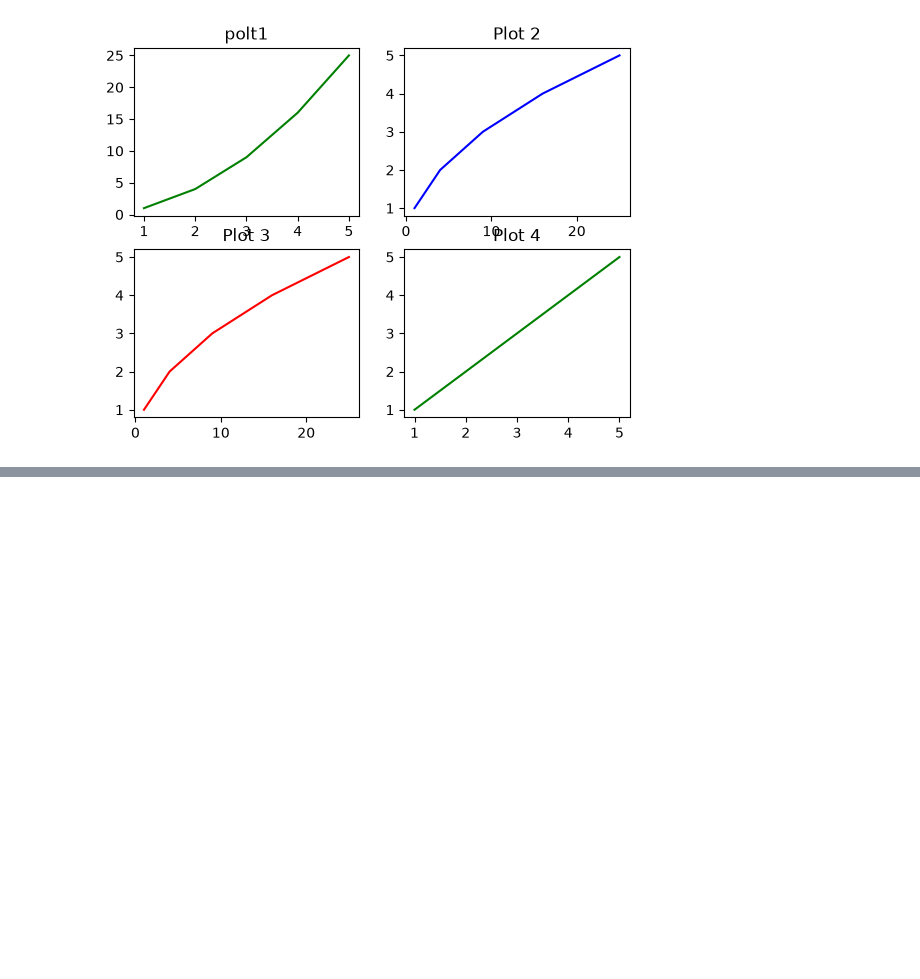
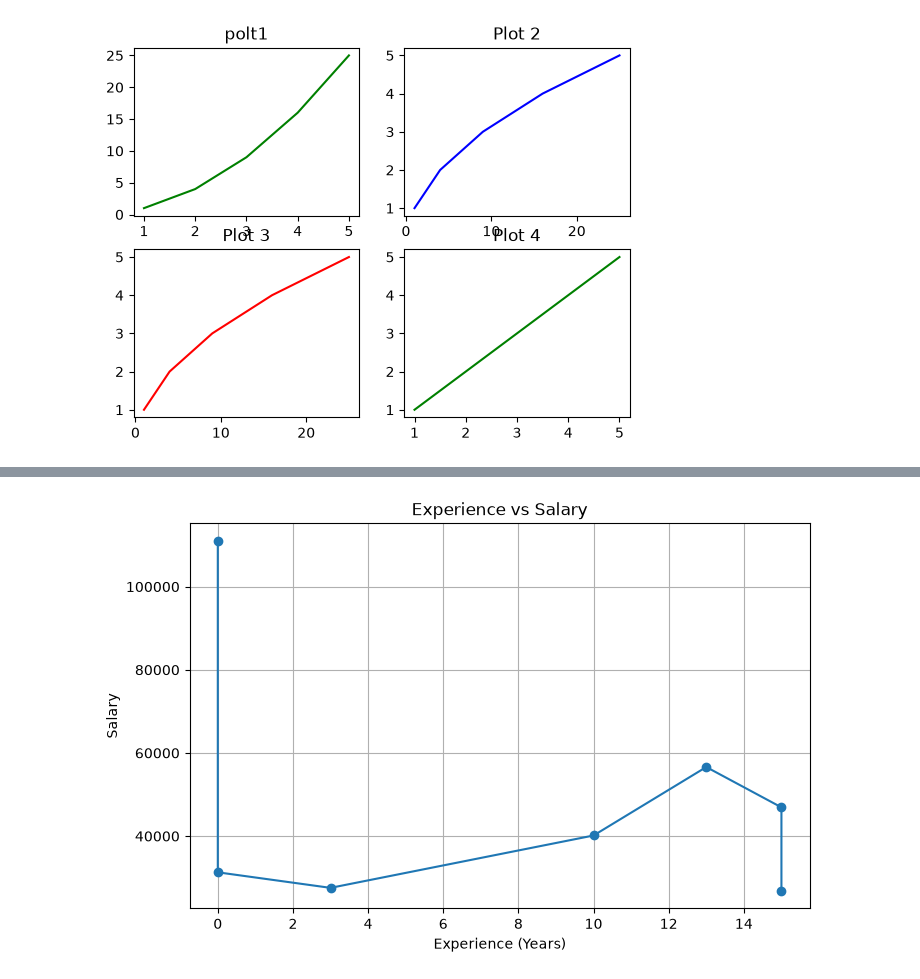
Before and after one commit to Arunbellad-2001/python-daily-practice, a Jupyter notebook: DATA ANALYSIS/10.2_Pandas/mathplotlib.ipynb, the cells around one changed output, grey strips where cells are left out. Saved outputs shown, nothing was run; the diff lists cells and outputs as text; code cells hidden in the pictures; blank space fills up the shorter version.

```diff
--- a/DATA ANALYSIS/10.2_Pandas/mathplotlib.ipynb
+++ b/DATA ANALYSIS/10.2_Pandas/mathplotlib.ipynb
@@ -104,0 +226,30 @@ Text(0.5, 1.0, 'Plot 4')
+# %%
+import matplotlib.pyplot as plt
+
+# Remove missing values
+df_clean = data.dropna(subset=["Experience_Years", "Salary"])
+
+# Sort data by experience
+df_clean = df_clean.sort_values("Experience_Years")
+
+# Create line chart
+plt.figure(figsize=(8, 5))
+
+plt.plot(
+    df_clean["Experience_Years"],
+    df_clean["Salary"],
+    marker="o"
+)
+
+# Add title and labels
+plt.title("Experience vs Salary")
+plt.xlabel("Experience (Years)")
+plt.ylabel("Salary")
+
+# Add grid
+plt.grid(True)
+
+# Display chart
+plt.show()
+# %% [output]
+[figure, added]
```
Also changed, not shown: parts of 8 cells of this notebook.
